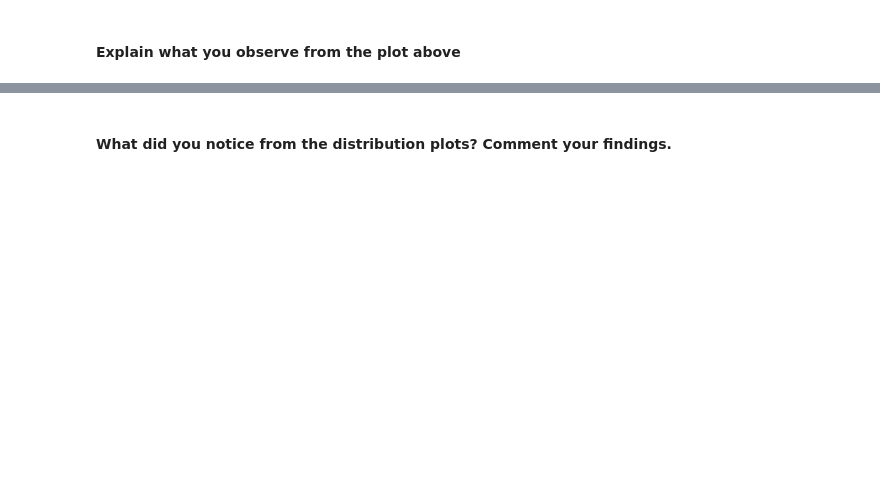
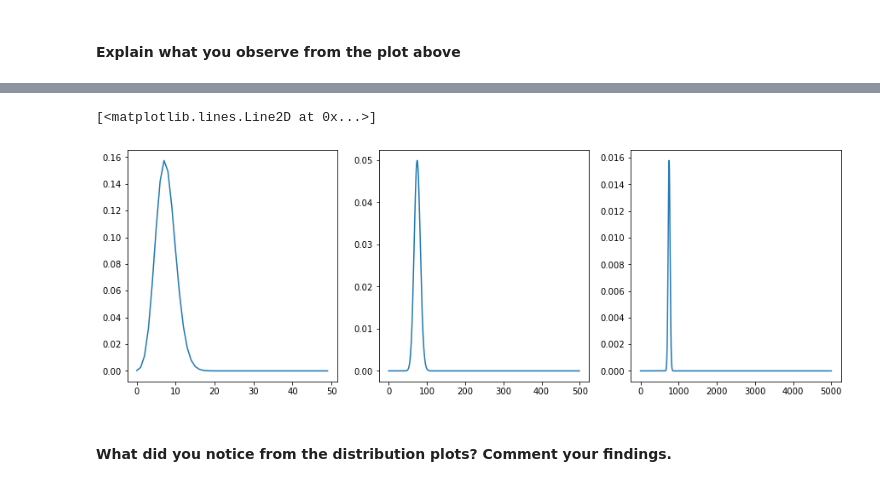
Before and after one commit to ironhack-datalabs/datamad0120, a Jupyter notebook: module-2/lab-probability-distribution/your_code/main.ipynb, the cells around one changed output, grey strips where cells are left out. Cells and saved outputs as stored; diff of their text form; code cells hidden in the pictures; blank space fills up the shorter version.

```diff
--- a/module-2/lab-probability-distribution/your_code/main.ipynb
+++ b/module-2/lab-probability-distribution/your_code/main.ipynb
@@ -62,2 +129,26 @@ Use matplotlib subplots to plot a histogram of each sample.
+# %%
+# Your code here
+plt.figure(figsize=(15,5))
+plt.subplot(1,3,1)
+n = 50
+p = 0.15
+k = np.arange(n)
+rv = binom.pmf(k,n,p)
+plt.plot(rv)
+plt.subplot(1,3,2)
+n = 500
+p = 0.15
+k = np.arange(n)
+rv = binom.pmf(k,n,p)
+plt.plot(rv)
+plt.subplot(1,3,3)
+n = 5000
+p = 0.15
+k = np.arange(n)
+rv = binom.pmf(k,n,p)
+plt.plot(rv)
+# %% [output]
+[<matplotlib.lines.Line2D at 0x...>]
+[figure, added]
 # %% [markdown]
 #### What did you notice from the distribution plots? Comment your findings.
```
Also changed, not shown: parts of 25 cells of this notebook.
